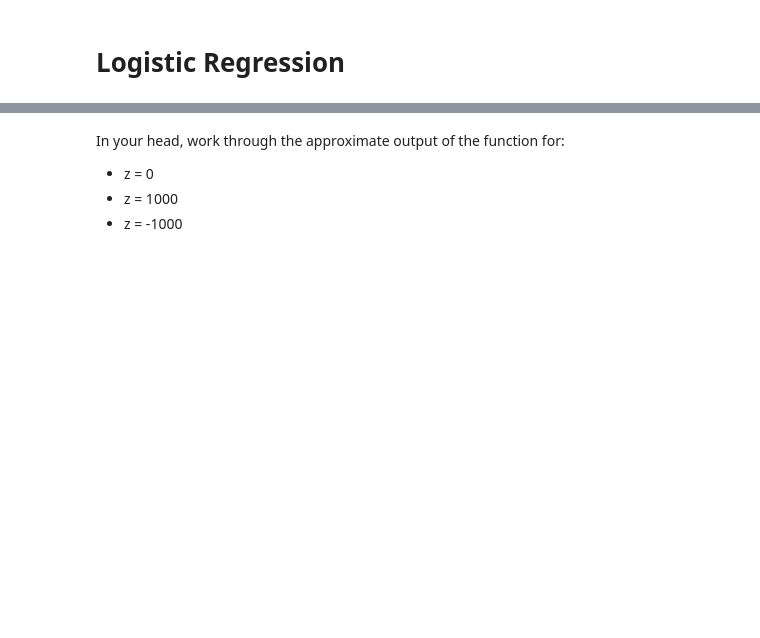
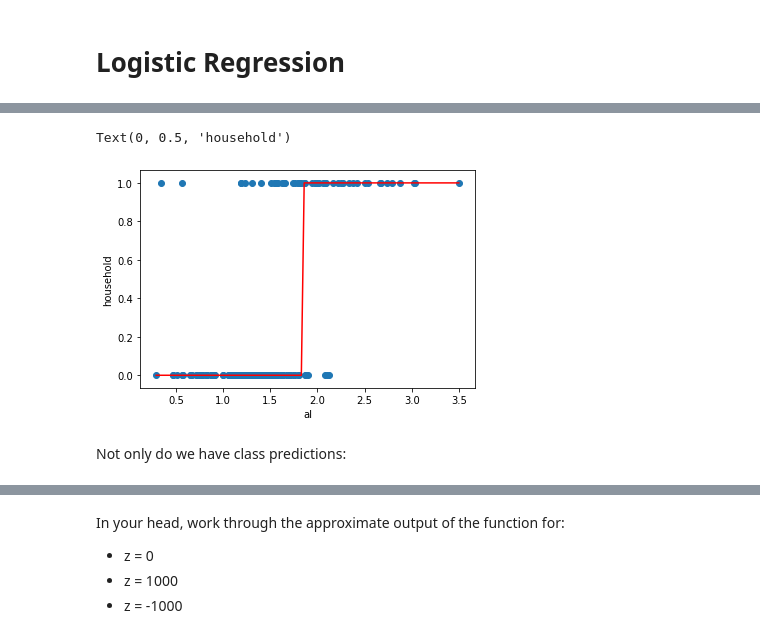
Before and after one commit to lecritch/logistic_sea-chi-ds, a Jupyter notebook: index.ipynb, the cells around one changed output, grey strips where cells are left out. Cells and saved outputs as stored; diff of their text form; code cells hidden in the pictures; blank space fills up the shorter version.

```diff
--- a/index.ipynb
+++ b/index.ipynb
@@ -26,0 +171,20 @@ What problems can we forsee in this approach?
+# %%
+# fit a logistic regression model and store the class predictions
+from sklearn.linear_model import LogisticRegression
+logreg = LogisticRegression(C=1e9)
+feature_cols = ['al']
+X = glass[feature_cols]
+y = glass.household
+logreg.fit(X, y)
+glass['household_pred_class'] = logreg.predict(X)
+# %%
+# plot the class predictions
+plt.scatter(glass.al, glass.household)
+plt.plot(glass.al, glass.household_pred_class, color='red')
+plt.xlabel('al')
+plt.ylabel('household')
+# %% [output]
+Text(0, 0.5, 'household')
+[figure, added]
+# %% [markdown]
+Not only do we have class predictions:
```
Also changed, not shown: parts of 79 cells of this notebook, 8 other files.
